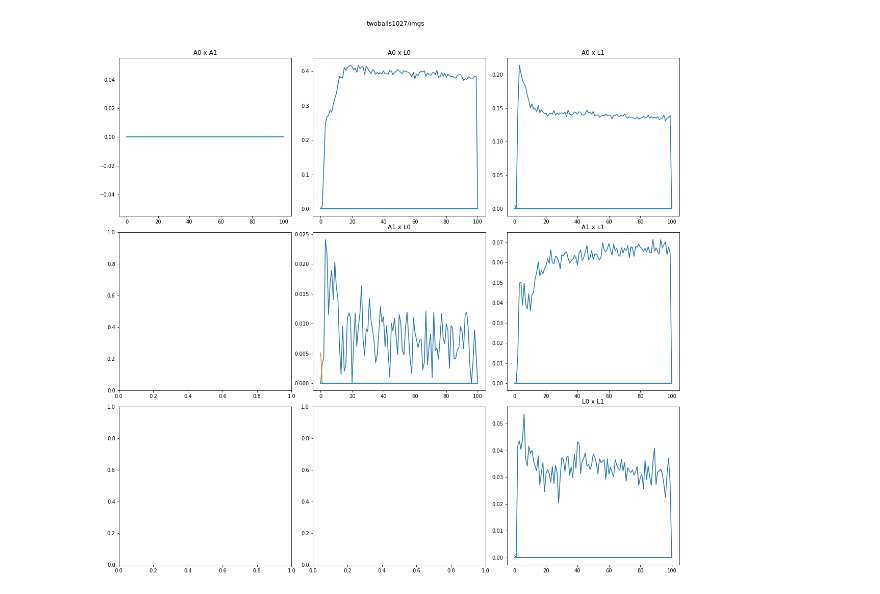
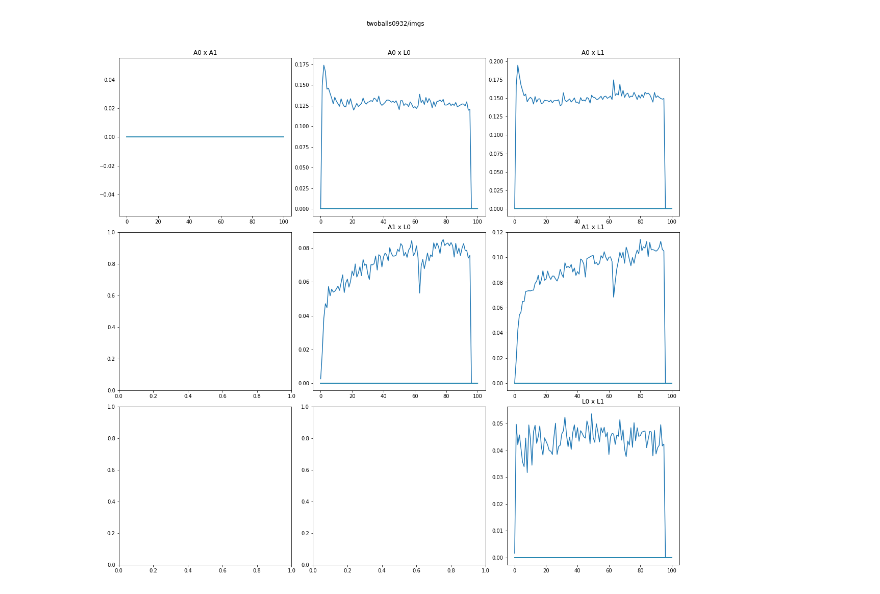
Before and after one commit to abbbe/autoenc2, a Jupyter notebook: notebooks/mutual_info.ipynb, the cells around one changed output. Cells and saved outputs as stored; diff of their text form; code cells hidden in the pictures.

```diff
--- a/notebooks/mutual_info.ipynb
+++ b/notebooks/mutual_info.ipynb
@@ -74,5 +74,5 @@ def dodo(dir):
         for j in range(i+1, MI.shape[2]):
             axs[i,j-1].title.set_text("%s x %s" %(idx2varname(i), idx2varname(j)))
 # %%
-dodo("twoballs1027/imgs")
+dodo("twoballs0932/imgs")
 # %% [output]
@@ -80,4 +80,4 @@ dodo("twoballs1027/imgs")
-[figure, old version]
+[figure, new version]
 # %%
 dodo("twoballs1005/imgs")
 # %% [output]
```
Also changed, not shown: parts of 4 cells of this notebook, 1 other file.
